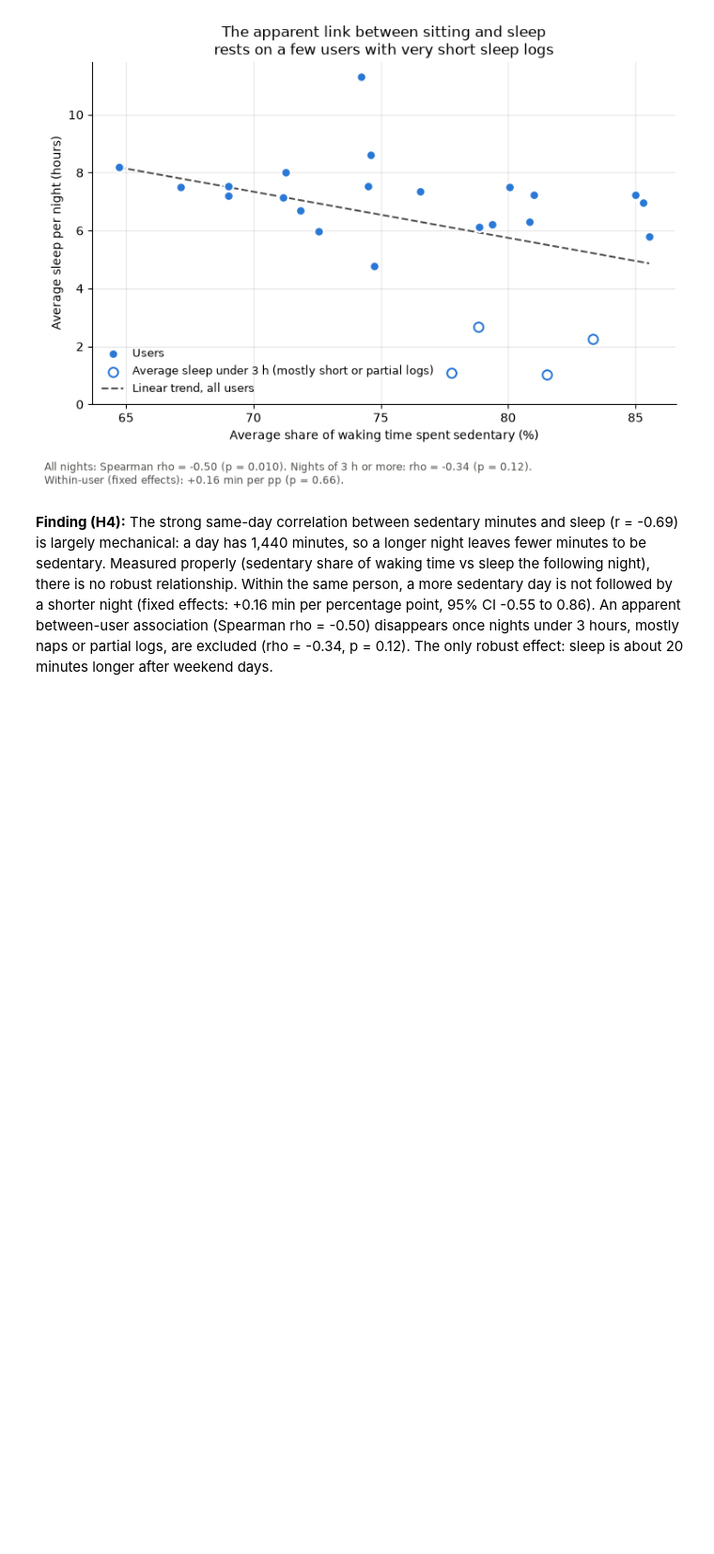
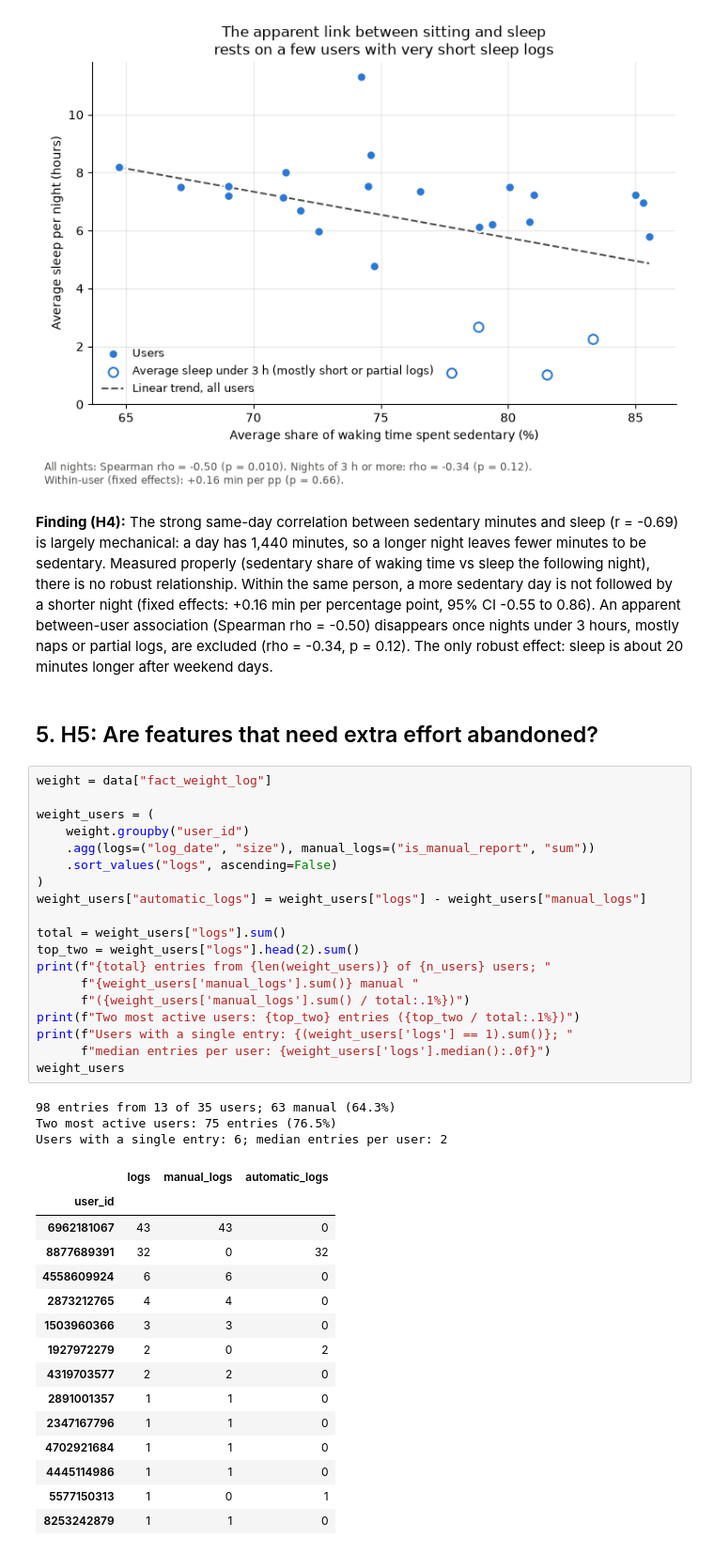
Before and after one commit to tymonbb/bellabeat_case_study, a Jupyter notebook: notebooks/analysis.ipynb, the cells around one changed output. Shown at 94% size. Cells and saved outputs as stored; diff of their text form; blank space fills up the shorter version.

```diff
--- a/notebooks/analysis.ipynb
+++ b/notebooks/analysis.ipynb
@@ -548,3 +548,43 @@ percentage point, 95% CI -0.55 to 0.86). An apparent between-user association
 (Spearman rho = -0.50) disappears once nights under 3 hours, mostly naps or partial
 logs, are excluded (rho = -0.34, p = 0.12). The only robust effect: sleep is about
 20 minutes longer after weekend days.
+# %% [markdown]
+## 5. H5: Are features that need extra effort abandoned?
+# %%
+weight = data["fact_weight_log"]
+
+weight_users = (
+    weight.groupby("user_id")
+    .agg(logs=("log_date", "size"), manual_logs=("is_manual_report", "sum"))
+    .sort_values("logs", ascending=False)
+)
+weight_users["automatic_logs"] = weight_users["logs"] - weight_users["manual_logs"]
+
+total = weight_users["logs"].sum()
+top_two = weight_users["logs"].head(2).sum()
+print(f"{total} entries from {len(weight_users)} of {n_users} users; "
+      f"{weight_users['manual_logs'].sum()} manual "
+      f"({weight_users['manual_logs'].sum() / total:.1%})")
+print(f"Two most active users: {top_two} entries ({top_two / total:.1%})")
+print(f"Users with a single entry: {(weight_users['logs'] == 1).sum()}; "
+      f"median entries per user: {weight_users['logs'].median():.0f}")
+weight_users
+# %% [output]
+98 entries from 13 of 35 users; 63 manual (64.3%)
+Two most active users: 75 entries (76.5%)
+Users with a single entry: 6; median entries per user: 2
+|  | logs | manual_logs | automatic_logs |
+| user_id |  |  |  |
+| 6962181067 | 43 | 43 | 0 |
+| 8877689391 | 32 | 0 | 32 |
+| 4558609924 | 6 | 6 | 0 |
+| 2873212765 | 4 | 4 | 0 |
+| 1503960366 | 3 | 3 | 0 |
+| 1927972279 | 2 | 0 | 2 |
+| 4319703577 | 2 | 2 | 0 |
+| 2891001357 | 1 | 1 | 0 |
+| 2347167796 | 1 | 1 | 0 |
+| 4702921684 | 1 | 1 | 0 |
+| 4445114986 | 1 | 1 | 0 |
+| 5577150313 | 1 | 0 | 1 |
+| 8253242879 | 1 | 1 | 0 |
```
Also changed, not shown: parts of 3 cells of this notebook, 1 other file.
